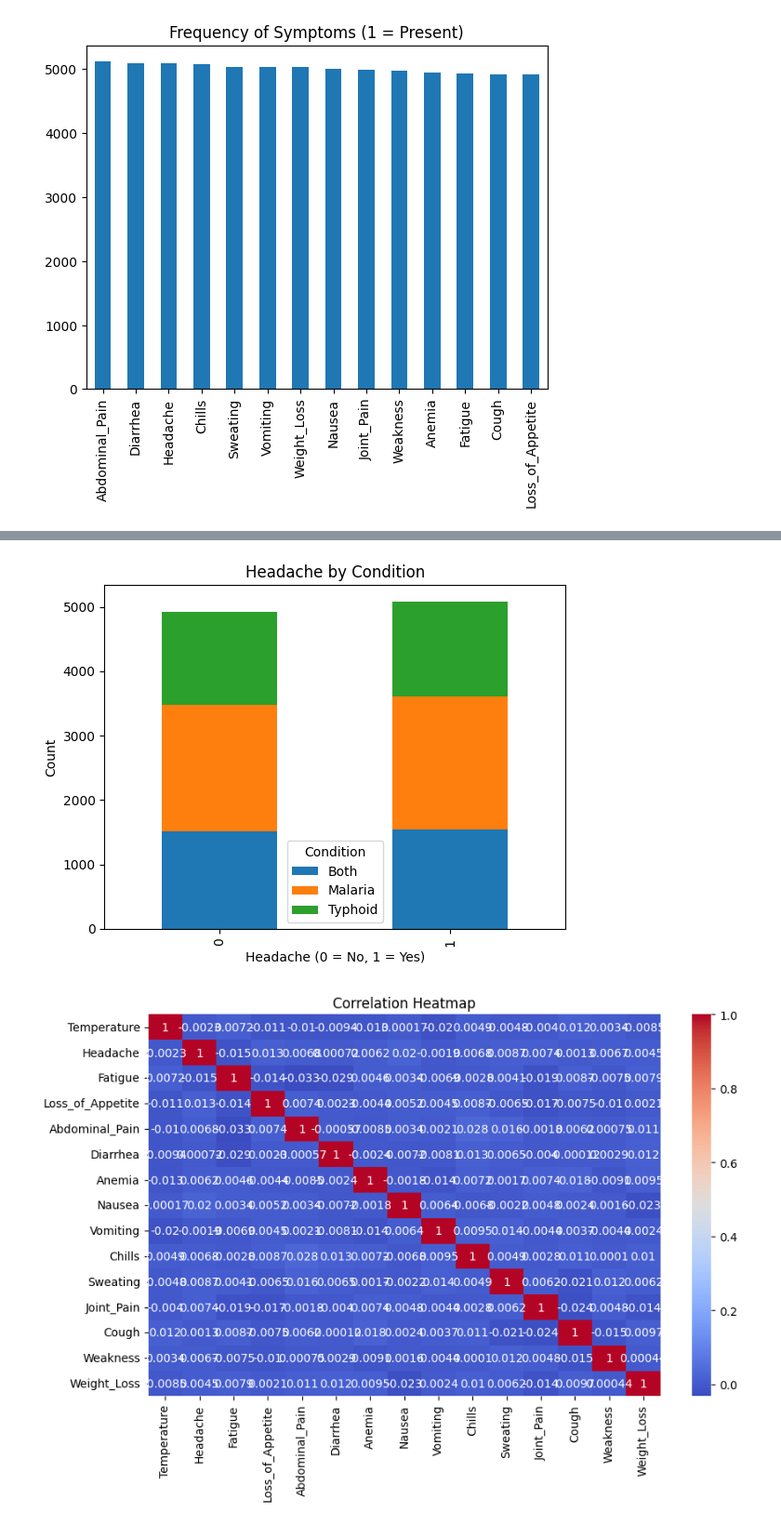
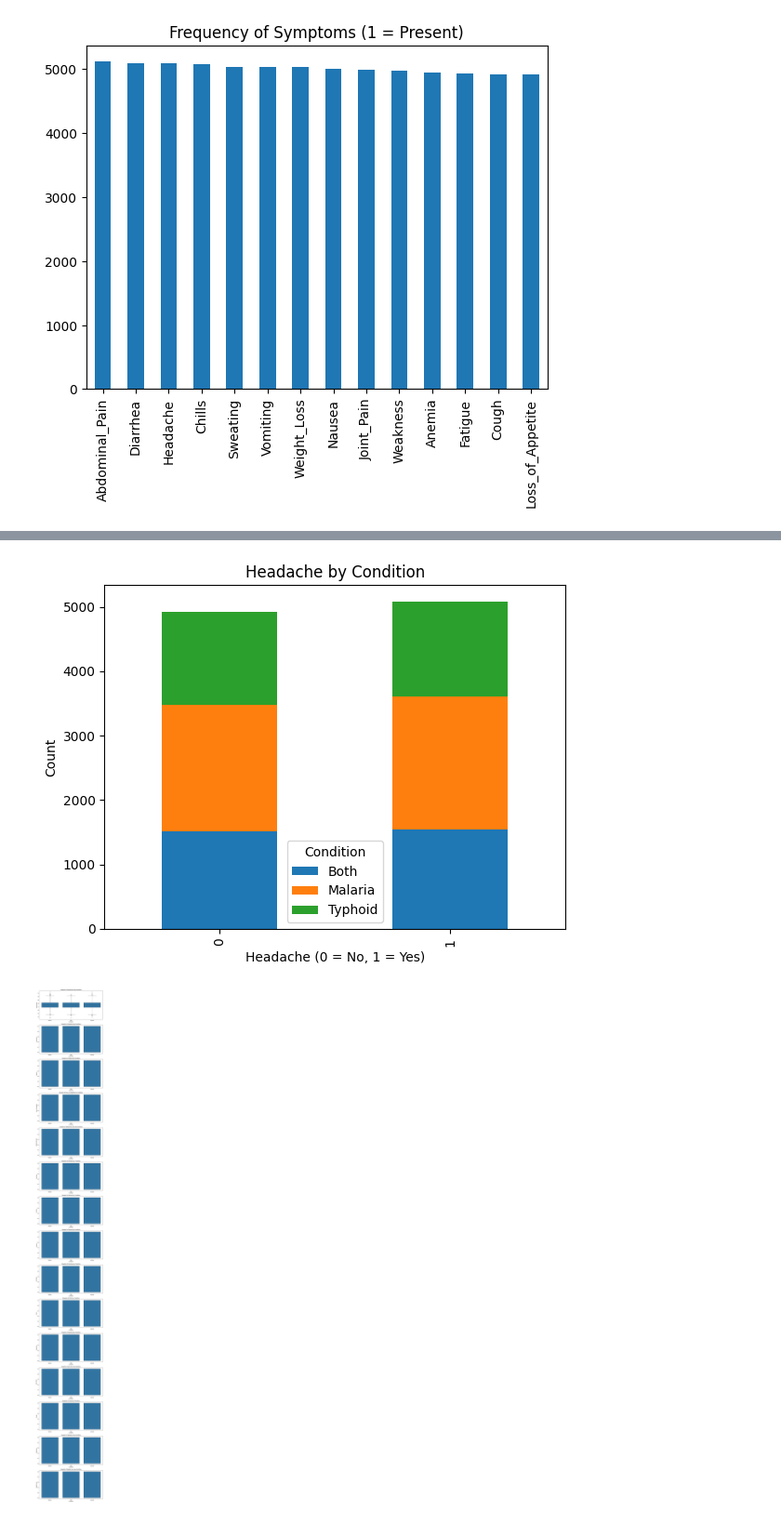
Before and after one commit to edwardopare/Malaria-Typhoid-ML, a Jupyter notebook: modelling/Notebook.ipynb, the cells around one changed output, grey strips where cells are left out. Shown: that part at 93% size. Saved outputs shown, nothing was run; the diff lists cells and outputs as text; code cells hidden in the pictures.

```diff
--- a/Notebook.ipynb
+++ b/modelling/Notebook.ipynb
@@ -55,5 +35,6 @@ Note: you may need to restart the kernel to use updated packages.
 # %%
-df = pd.read_csv('malaria_typhoid_data.csv')
+#import dataset
+df = pd.read_csv('../dataset/malaria_typhoid_data.csv')
 df.head(20)
 # %% [output]
 |  | Temperature | Headache | Fatigue | Loss_of_Appetite | Abdominal_Pain | Diarrhea | Anemia | Nausea | ... |
@@ -167,26 +181,30 @@ plt.show()
 # %%
 # Temperature vs Condition
 sns.boxplot(x="Condition", y="Temperature", data=df)
 plt.title("Temperature by Condition")
 plt.show()
 
 # Example: Headache vs Condition
 pd.crosstab(df['Headache'], df['Condition']).plot(kind="bar", stacked=True)
 plt.title("Headache by Condition")
 plt.xlabel("Headache (0 = No, 1 = Yes)")
 plt.ylabel("Count")
 plt.show()
 
-# Correlation heatmap (numerical features only)
-plt.figure(figsize=(10,6))
-numerical_df = df.select_dtypes(include=[np.number])
-sns.heatmap(numerical_df.corr(), annot=True, cmap="coolwarm")
-plt.title("Correlation Heatmap")
+# Box plots for all numerical features by Condition
+numerical_cols = df.select_dtypes(include=[np.number]).columns
+
+plt.figure(figsize=(10, 5 * len(numerical_cols)))
+for i, col in enumerate(numerical_cols, 1):
+    plt.subplot(len(numerical_cols), 1, i)
+    sns.boxplot(x='Condition', y=col, data=df)
+    plt.title(f'Boxplot of {col} by Condition')
+    plt.tight_layout()
 plt.show()
 # %% [output]
 [figure]
 [figure]
-[figure, old version]
+[figure, new version]
 # %%
 # Pairplot: Temperature + few symptoms vs Condition
 sns.pairplot(df[['Temperature','Headache','Fatigue','Condition']], hue="Condition")
```
Also changed, not shown: parts of 3 cells of this notebook, 2 other files.
